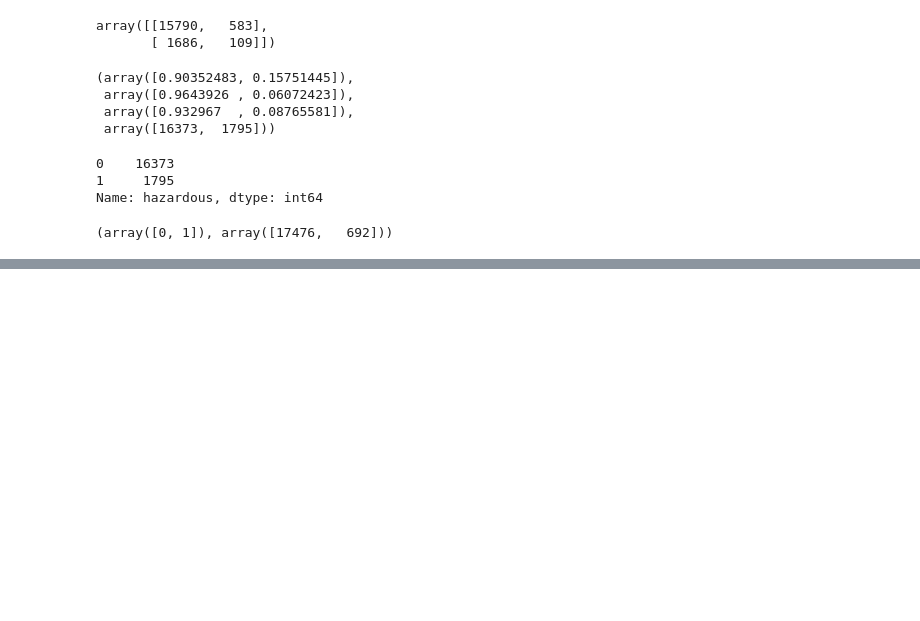
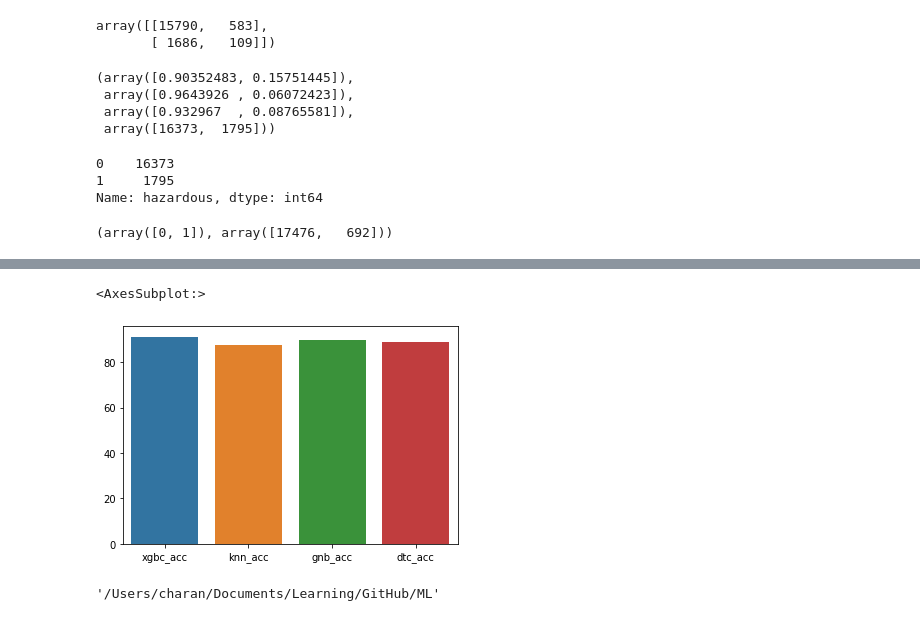
Before and after one commit to sree-28/MLprojects, a Jupyter notebook: NASA_near_miss.ipynb, the cells around one changed output, grey strips where cells are left out. Cells and saved outputs as stored; diff of their text form; code cells hidden in the pictures; blank space fills up the shorter version.

```diff
--- a/NASA_near_miss.ipynb
+++ b/NASA_near_miss.ipynb
@@ -346,0 +405,5 @@ np.unique(knn_pred,return_counts=True)
+# %%
+sns.barplot(data=acc_df)
+# %% [output]
+<AxesSubplot:>
+[figure, added]
@@ -346,0 +412,4 @@ np.unique(knn_pred,return_counts=True)
+# %%
+os.getcwd()
+# %% [output]
+'/Users/charan/Documents/Learning/GitHub/ML'
```
Also changed, not shown: parts of 15 cells of this notebook, 1 other file.
